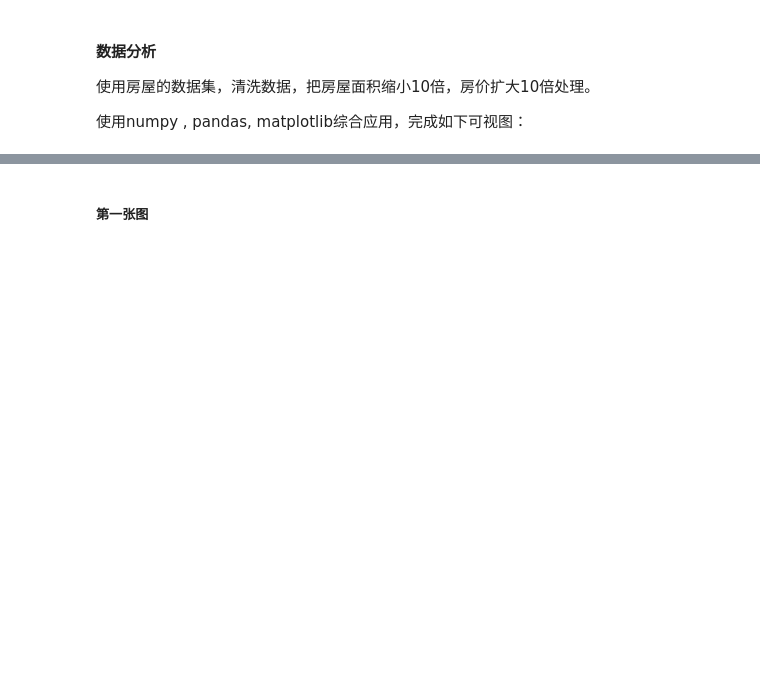
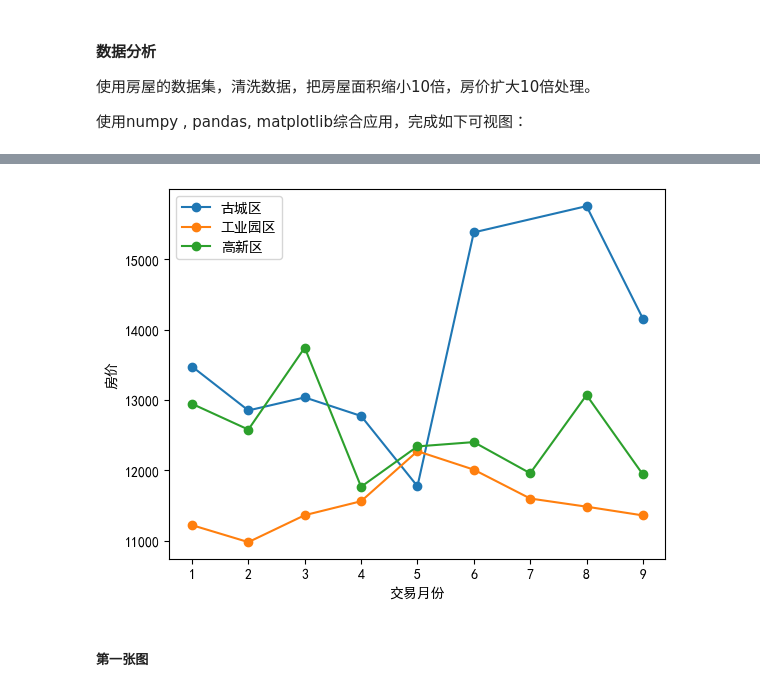
Before and after one commit to yuluochengwen/AI, a Jupyter notebook: 04_第四周/0812_数据分析_homework.ipynb, the cells around one changed output, grey strips where cells are left out. Drawn from its saved outputs; the diff is of its cells as text; code cells hidden in the pictures; blank space fills up the shorter version.

```diff
--- a/04_第四周/0812_数据分析_homework.ipynb
+++ b/04_第四周/0812_数据分析_homework.ipynb
@@ -10,0 +28,5 @@ plt.rcParams['font.sans-serif'] = ['SimHei']
+# %%
+# 清理面积大于400的房屋数据
+areaIdex = data[data['面积'] > 400].index
+data.drop(areaIdex, inplace=True)
+data[data['面积'] > 400]
@@ -10,0 +35,4 @@ plt.rcParams['font.sans-serif'] = ['SimHei']
+# %%
+# 分组并求和
+data2 = data.groupby(['区域','交易月份'])[['价格','面积']].sum()
+data2
@@ -11,2 +58,18 @@ plt.rcParams['font.sans-serif'] = ['SimHei']
+# %%
+data2['单价'] = data2['价格'] / data2['面积']
+# %%
+total1 = data2['单价']['古城区'] # data2是按照月份与区域分组的,所以区域和月份天然就是索引
+total2 = data2['单价']['工业园区']
+total3 = data2['单价']['高新区']
+# %%
+plt.plot(total1,'o-')
+plt.plot(total2,'o-')
+plt.plot(total3,'o-')
+plt.legend(['古城区','工业园区','高新区'])
+plt.xlabel('交易月份')
+plt.ylabel('房价')
+plt.show()
+# %% [output]
+[figure, added]
 # %% [markdown]
 ##### 第一张图
```
Also changed, not shown: parts of 22 cells of this notebook, 55 other files.
